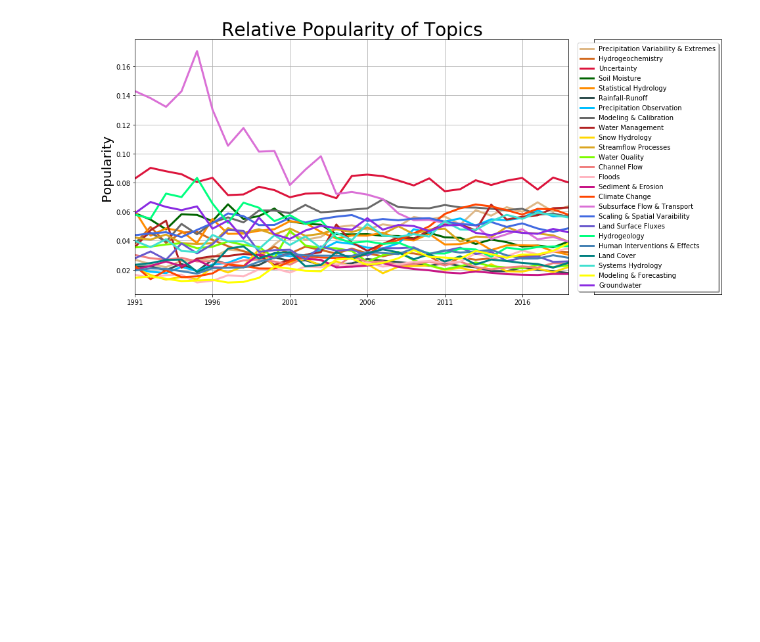
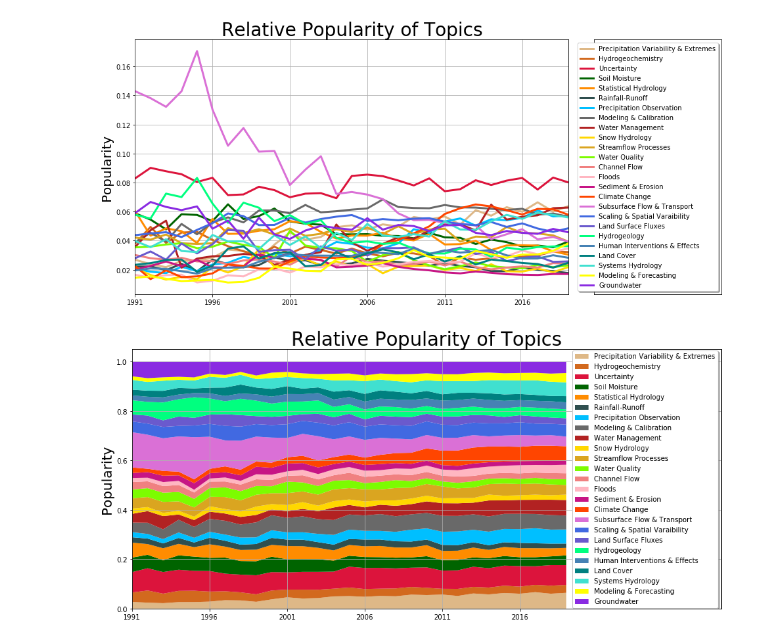
Before and after one commit to mashrekur/topic_modeling_hydrology, a Jupyter notebook: 4_temporal_topics.ipynb, the cells around one changed output. Cells and saved outputs as stored; diff of their text form; code cells hidden in the pictures; blank space fills up the shorter version.

Commit message:
made parallel coordinates plot and updated the temporal topics notebook to include the stacked area plot

```diff
--- a/4_temporal_topics.ipynb
+++ b/4_temporal_topics.ipynb
@@ -173,3 +168,21 @@ for i in range(lda_model.num_topics):
 plt.savefig('figures/relative_topic_trends.png')
 # %% [output]
 [figure]
+# %%
+# Plot relative time series
+fig = plt.figure(figsize=(21, 7))
+gs = fig.add_gridspec(1,4)
+
+ax1 = fig.add_subplot(gs[0, :3])
+ax1.stackplot(years, topic_distributions_by_year.transpose(),labels=topic_names, colors=list(custom_colors.values()))
+ax1.legend(topic_names, loc='center right', shadow=True)
+ax1.set_xticks(years[::5])
+ax1.set_xlim([years[0], 38])
+ax1.set_ylabel('Popularity', fontsize=20)
+ax1.set_title('Relative Popularity of Topics', fontsize=28)
+ax1.grid()
+
+# Save figure
+plt.savefig('figures/stack_streamgraph_relative_topics.png')
+# %% [output]
+[figure, added]
```
Also changed, not shown: parts of 2 cells of this notebook, 1 other file.
